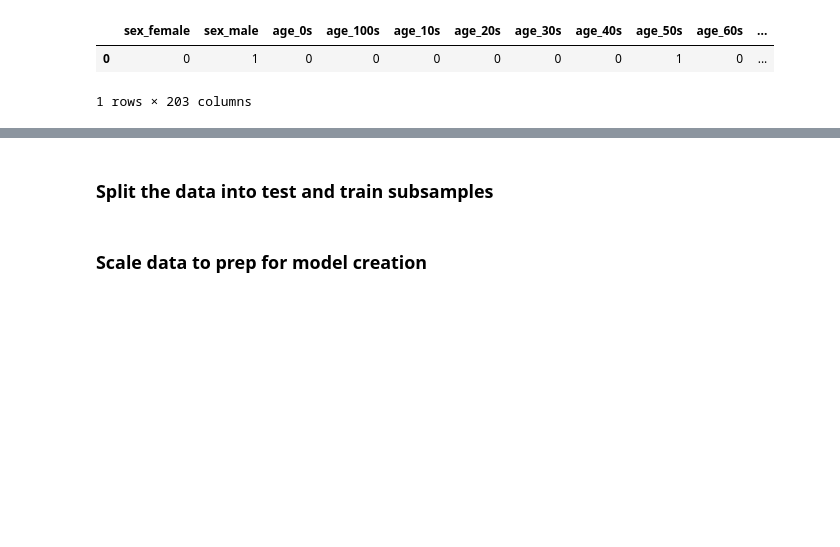
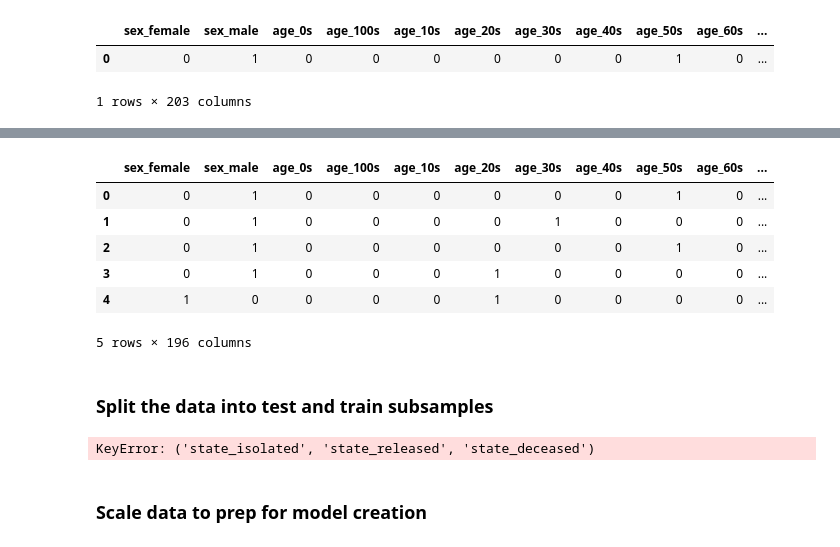
Before and after one commit to amoutafian/random_forest_case_study, a Jupyter notebook: RandomForest_casestudy_covid19.ipynb, the cells around one changed output, grey strips where cells are left out. Saved outputs shown, nothing was run; the diff lists cells and outputs as text; code cells hidden in the pictures; blank space fills up the shorter version.

```diff
--- a/RandomForest_casestudy_covid19.ipynb
+++ b/RandomForest_casestudy_covid19.ipynb
@@ -253,3 +246,14 @@ Index(['sex_female', 'sex_male', 'age_0s', 'age_100s', 'age_10s', 'age_20s',
+# %%
+df = df.drop(['sex', 'age', 'country', 'province', 'city', 'infection_case', 'state'], axis =1)
+df.head()
+# %% [output]
+|  | sex_female | sex_male | age_0s | age_100s | age_10s | age_20s | age_30s | age_40s | age_50s | age_60s | ... |
+| 0 | 0 | 1 | 0 | 0 | 0 | 0 | 0 | 0 | 1 | 0 | ... |
+| 1 | 0 | 1 | 0 | 0 | 0 | 0 | 1 | 0 | 0 | 0 | ... |
+| 2 | 0 | 1 | 0 | 0 | 0 | 0 | 0 | 0 | 1 | 0 | ... |
+| 3 | 0 | 1 | 0 | 0 | 0 | 1 | 0 | 0 | 0 | 0 | ... |
+| 4 | 1 | 0 | 0 | 0 | 0 | 1 | 0 | 0 | 0 | 0 | ... |
+5 rows × 196 columns
 # %% [markdown]
 ### Split the data into test and train subsamples
 # %%
@@ -261,6 +265,8 @@ from sklearn.model_selection import train_test_split
 X = df.drop(['state_isolated', 'state_released','state_deceased'], axis = 1)
 y = df['state_isolated', 'state_released','state_deceased']
 X_train, X_test, y_train, y_test = train_test_split(X, y, test_size=.2, random_state=1)
+# %% [output]
+KeyError: ('state_isolated', 'state_released', 'state_deceased')
 # %% [markdown]
 ### Scale data to prep for model creation
 # %%
```
Also changed, not shown: parts of 6 cells of this notebook, 2 other files.
